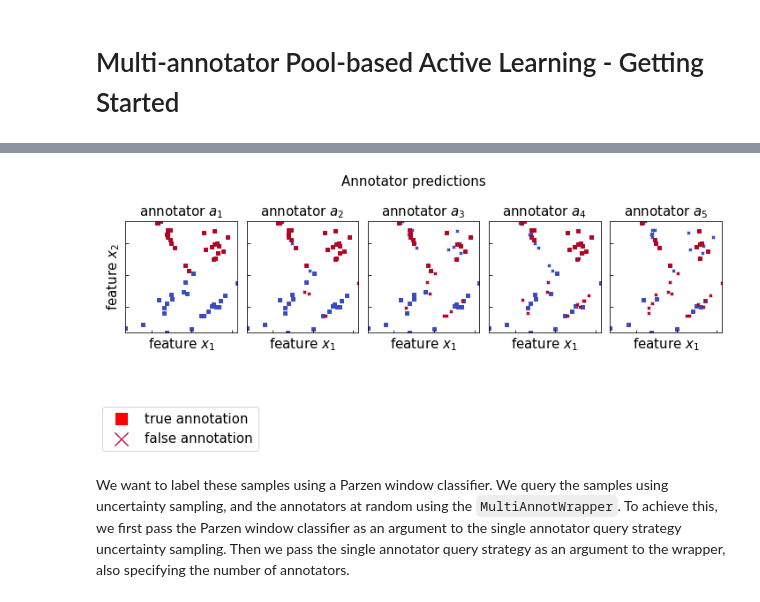
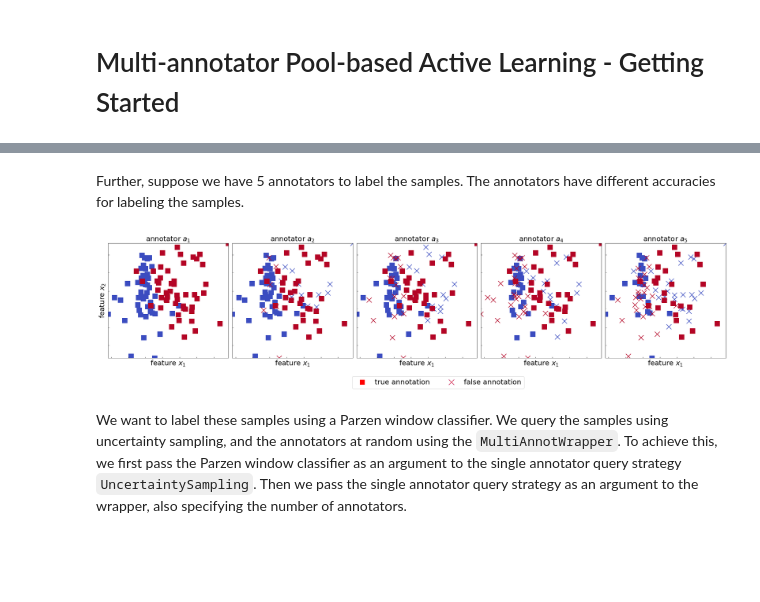
Before and after one commit to scikit-activeml/scikit-activeml, a Jupyter notebook: tutorials/10_multiple_annotators_getting_started.ipynb, the cells around one changed output, grey strips where cells are left out. Saved outputs shown, nothing was run; the diff lists cells and outputs as text; code cells hidden in the pictures; blank space fills up the shorter version.

```diff
--- a/tutorials/10_multiple_annotators_getting_started.ipynb
+++ b/tutorials/10_multiple_annotators_getting_started.ipynb
@@ -31,22 +43,28 @@ different accuracies for labeling the samples.
-# %%
-rng = np.random.default_rng(seed=0)
-n_annotators = 5
-y_annot = np.zeros(shape=(n_samples, n_annotators), dtype=int)
-for i, p in enumerate(np.linspace(0.0, 0.5, num=n_annotators)):
-    y_noise = rng.binomial(1, p, n_samples)
-    y_annot[:, i] = y_noise ^ y_true
-
-fig = plot_ma_data_set(X, y_annot, y_true, title='Annotator predictions', fig_size=(10, 3),
-                       legend_dict={'loc': 'lower left'})
-fig.tight_layout()
-plt.show()
-# %% [output]
-[figure, removed]
-# %% [markdown]
-We want to label these samples using a Parzen window classifier. We query the
-samples using uncertainty sampling, and the annotators at random using the
-`MultiAnnotWrapper`.
-To achieve this, we first pass the Parzen window classifier as an argument to
-the single annotator query strategy uncertainty sampling. Then we pass the single annotator query
-strategy as an argument to the wrapper, also specifying the number of annotators.
+# %% [markdown]
+Further, suppose we have 5 annotators to label the samples. The annotators have different accuracies for labeling the samples.
+# %%
+rng = np.random.default_rng(seed=0)
+n_annotators = 5
+y_annot = np.zeros(shape=(n_samples, n_annotators), dtype=int)
+for i, p in enumerate(np.linspace(0.0, 0.5, num=n_annotators)):
+    y_noise = rng.binomial(1, p, n_samples)
+    y_annot[:, i] = y_noise ^ y_true
+
+fig = plot_ma_data_set(
+    X,
+    y_annot,
+    y_true,
+    fig_size=(25, 5.5),
+    legend_dict={"bbox_to_anchor": [0.4, -0.15], "ncol": 2},
+    fontsize=FONTSIZE,
+    marker_size=MARKER_SIZE,
+)
+fig.tight_layout()
+plt.show()
+# %% [output]
+[figure, added]
+# %% [markdown]
+We want to label these samples using a Parzen window classifier. We query the samples using uncertainty sampling, and the annotators at random using the
+`MultiAnnotWrapper`. To achieve this, we first pass the Parzen window classifier as an argument to the single annotator query strategy `UncertaintySampling`.
+Then we pass the single annotator query strategy as an argument to the wrapper, also specifying the number of annotators.
 # %%
```
Also changed, not shown: parts of 10 cells of this notebook, 15 other files.
